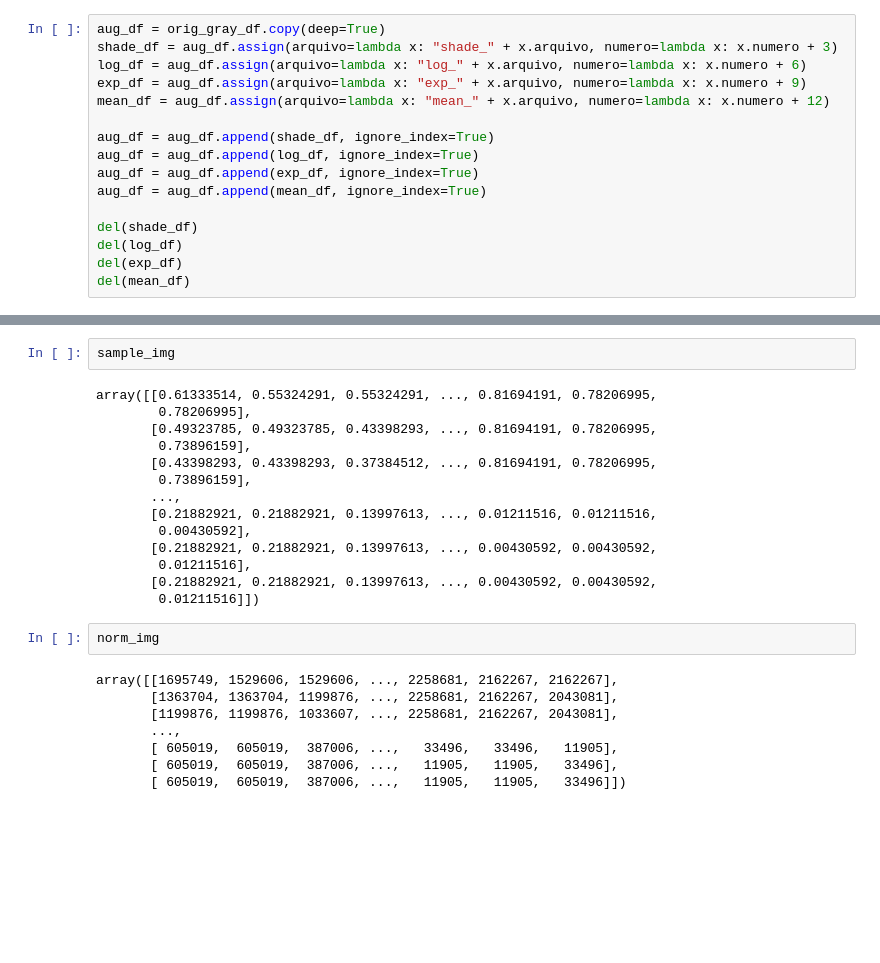
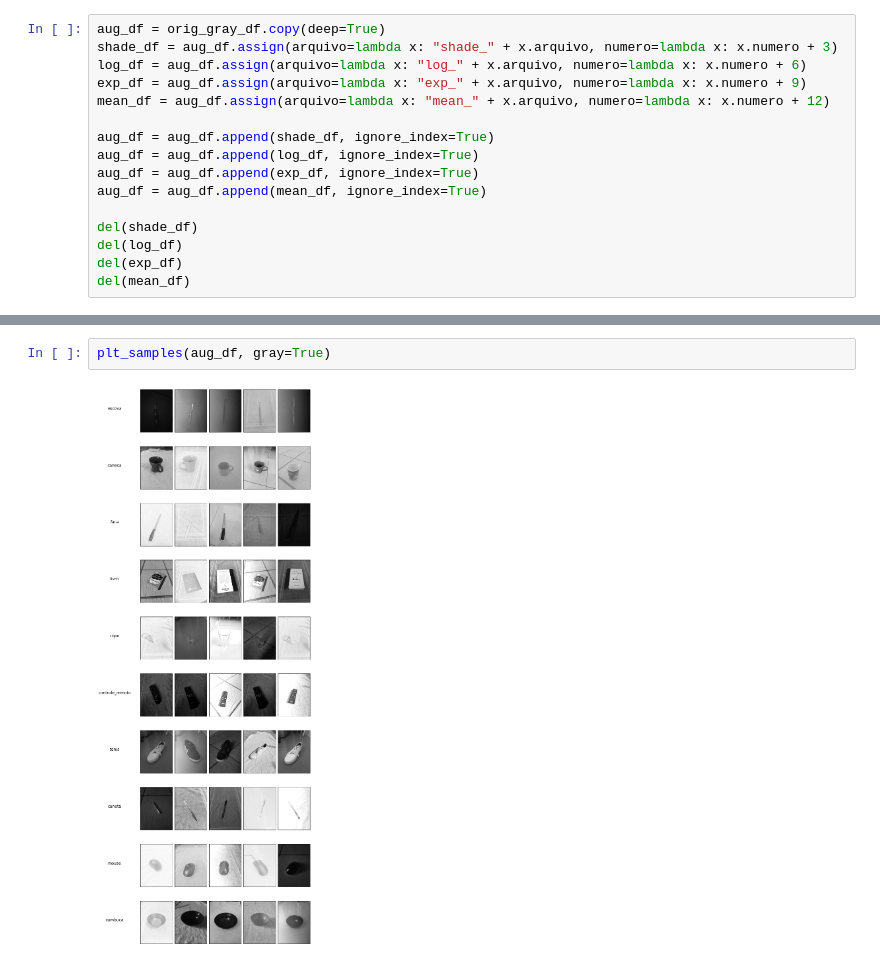
Before and after one commit to ikedawalk/mac0417, a Jupyter notebook: ep02/ep02-1.ipynb, the cells around one changed output, grey strips where cells are left out. Saved outputs shown, nothing was run; the diff lists cells and outputs as text; blank space fills up the shorter version.

```diff
--- a/ep02/ep02-1.ipynb
+++ b/ep02/ep02-1.ipynb
@@ -384,26 +339,4 @@ NameError: name 'df' is not defined
-# %%
-sample_img
-# %% [output]
-array([[0.61333514, 0.55324291, 0.55324291, ..., 0.81694191, 0.78206995,
-        0.78206995],
-       [0.49323785, 0.49323785, 0.43398293, ..., 0.81694191, 0.78206995,
-        0.73896159],
-       [0.43398293, 0.43398293, 0.37384512, ..., 0.81694191, 0.78206995,
-        0.73896159],
-       ...,
-       [0.21882921, 0.21882921, 0.13997613, ..., 0.01211516, 0.01211516,
-        0.00430592],
-       [0.21882921, 0.21882921, 0.13997613, ..., 0.00430592, 0.00430592,
-        0.01211516],
-       [0.21882921, 0.21882921, 0.13997613, ..., 0.00430592, 0.00430592,
-        0.01211516]])
-# %%
-norm_img
-# %% [output]
-array([[1695749, 1529606, 1529606, ..., 2258681, 2162267, 2162267],
-       [1363704, 1363704, 1199876, ..., 2258681, 2162267, 2043081],
-       [1199876, 1199876, 1033607, ..., 2258681, 2162267, 2043081],
-       ...,
-       [ 605019,  605019,  387006, ...,   33496,   33496,   11905],
-       [ 605019,  605019,  387006, ...,   11905,   11905,   33496],
-       [ 605019,  605019,  387006, ...,   11905,   11905,   33496]])
+# %%
+plt_samples(aug_df, gray=True)
+# %% [output]
+[figure, added]
```
Also changed, not shown: parts of 13 cells of this notebook, 2 other files.
